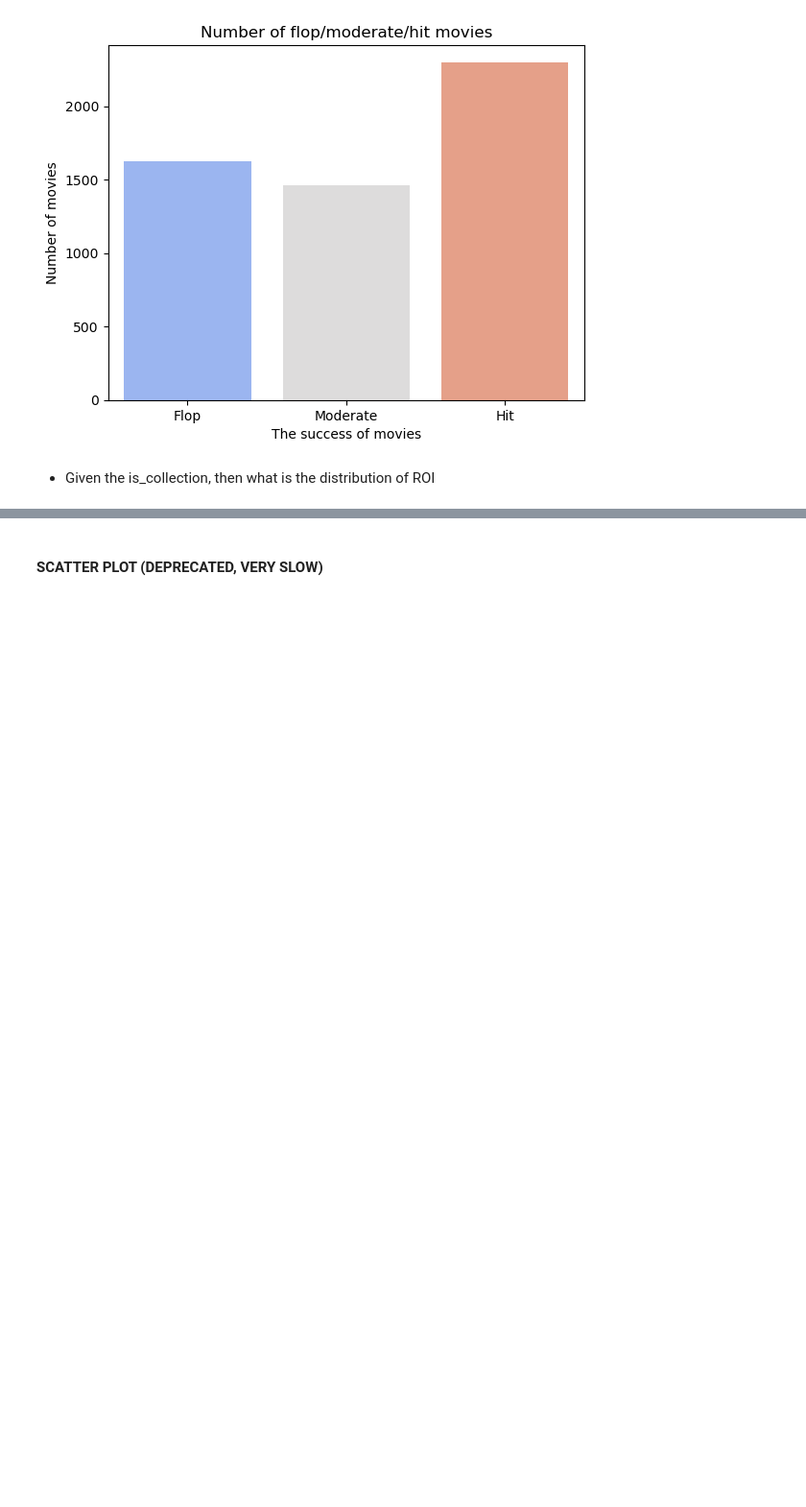
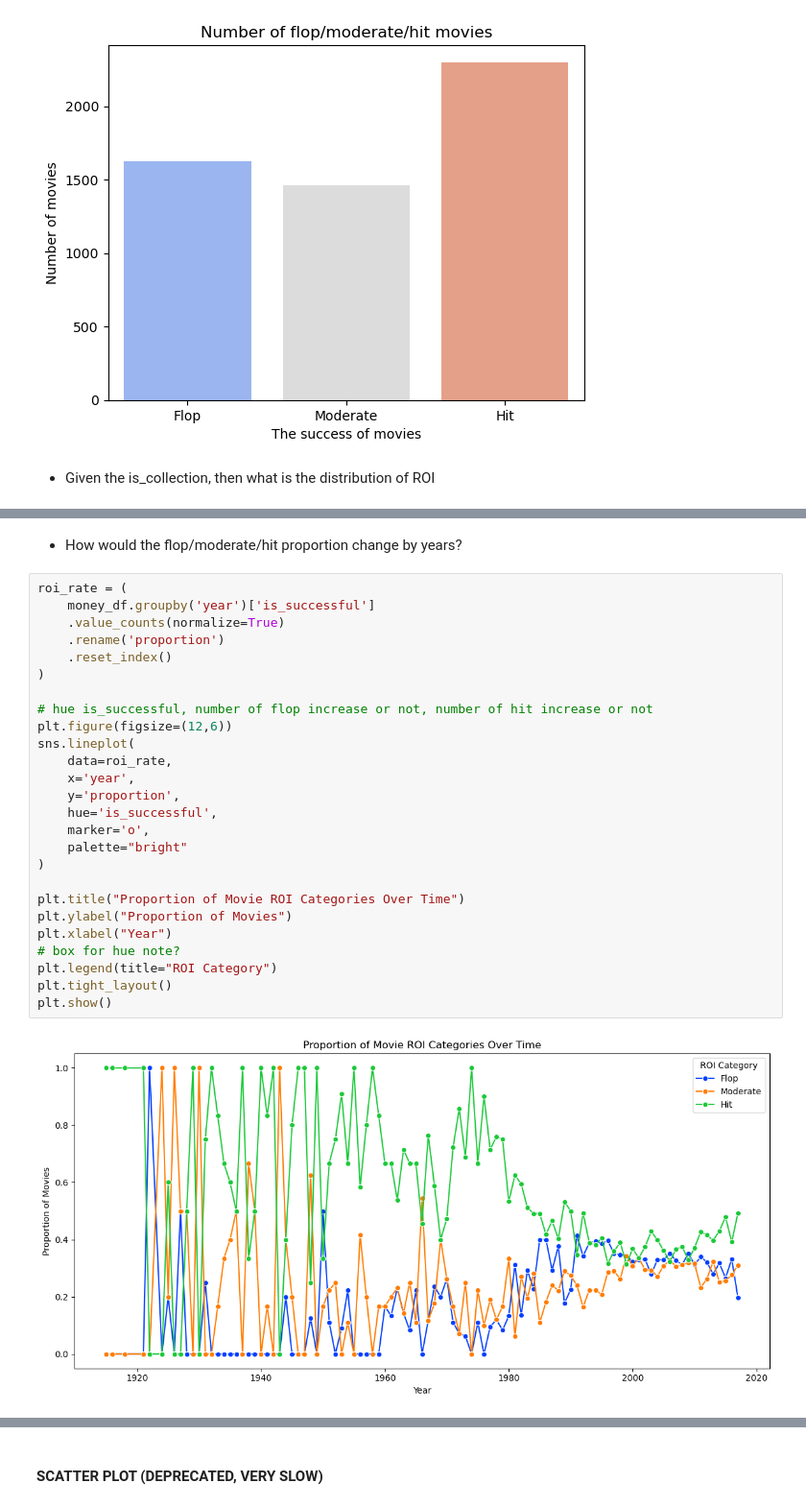
Before and after one commit to Duyduide/Movie-recommendation, a Jupyter notebook: notebooks/regression/EDA.ipynb, the cells around one changed output, grey strips where cells are left out. Shown at 96% size. Cells and saved outputs as stored; diff of their text form; blank space fills up the shorter version.

```diff
--- a/notebooks/02_regression.ipynb
+++ b/notebooks/regression/EDA.ipynb
@@ -1228,0 +1174,30 @@ plt.show()
+# %% [markdown]
+- How would the flop/moderate/hit proportion change by years?
+# %%
+roi_rate = (
+    money_df.groupby('year')['is_successful']
+    .value_counts(normalize=True)
+    .rename('proportion')
+    .reset_index()
+)
+
+# hue is_successful, number of flop increase or not, number of hit increase or not
+plt.figure(figsize=(12,6))
+sns.lineplot(
+    data=roi_rate,
+    x='year',
+    y='proportion',
+    hue='is_successful',
+    marker='o',
+    palette="bright"
+)
+
+plt.title("Proportion of Movie ROI Categories Over Time")
+plt.ylabel("Proportion of Movies")
+plt.xlabel("Year")
+# box for hue note?
+plt.legend(title="ROI Category")
+plt.tight_layout()
+plt.show()
+# %% [output]
+[figure, added]
```
Also changed, not shown: parts of 22 cells of this notebook, 1 other file.
